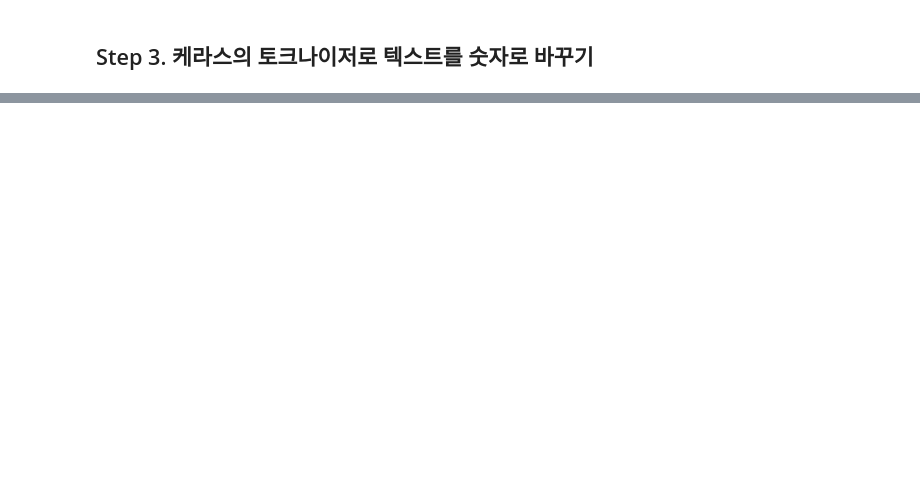
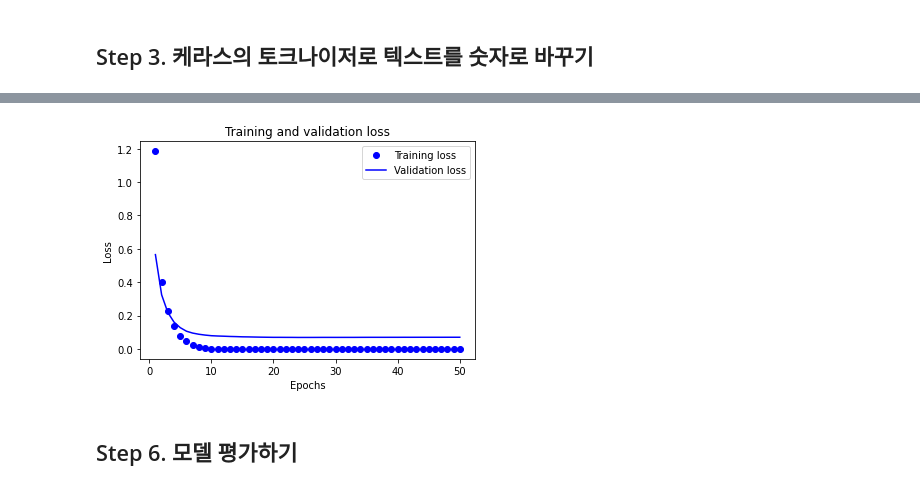
Before and after one commit to soy53/AIFFEL, a Jupyter notebook: Exploration/[E-10]translator.ipynb, the cells around one changed output, grey strips where cells are left out. Drawn from its saved outputs; the diff is of its cells as text; code cells hidden in the pictures; blank space fills up the shorter version.

```diff
--- a/Exploration/[E-10]translator.ipynb
+++ b/Exploration/[E-10]translator.ipynb
@@ -76,0 +191,19 @@ lines.sample(5)
+# %%
+from tensorflow.keras.layers import Input, Embedding, Masking
+
+encoder_inputs = Input(shape=(None,))
+# encoder embedding
+enc_emb = Embedding(eng_vocab_size, 256, input_length=max_eng_seq_len)(encoder_inputs)
+enc_masking = Masking(mask_value=0.0)(enc_emb)
+encoder_lstm = LSTM(units = 256, return_state = True)
+encoder_outputs, state_h, state_c = encoder_lstm(enc_masking)
+encoder_states = [state_h, state_c]
+# %%
+decoder_inputs = Input(shape=(None,))
+# decoder embedding
+dec_emb = Embedding(fra_vocab_size, 256)(decoder_inputs)
+dec_masking = Masking(mask_value=0.0)(dec_emb)
+decoder_lstm = LSTM(units = 256, return_sequences = True, return_state=True)
+decoder_outputs, _, _= decoder_lstm(dec_masking, initial_state = encoder_states)
+decoder_softmax_layer = Dense(fra_vocab_size, activation='softmax')
+decoder_outputs = decoder_softmax_layer(decoder_outputs)
@@ -76,0 +212,5 @@ lines.sample(5)
+# %%
+model = Model([encoder_inputs, decoder_inputs], decoder_outputs)
+model.compile(optimizer="adam", loss='sparse_categorical_crossentropy', metrics=['accuracy'])
+
+model.summary()
@@ -76,0 +235,4 @@ lines.sample(5)
+# %%
+history = model.fit(x=[encoder_input_train, decoder_input_train], y=decoder_target_train, \
+         validation_data = ([encoder_input_test, decoder_input_test], decoder_target_test),
+         batch_size=32, epochs=50)
@@ -76,0 +257,21 @@ lines.sample(5)
+# %%
+# 시각화
+import matplotlib.pyplot as plt
+
+loss = history.history['loss']
+val_loss = history.history['val_loss']
+
+epochs = range(1, len(loss) + 1)
+
+plt.plot(epochs, loss, 'bo', label='Training loss') # bo는 파란색 점
+plt.plot(epochs, val_loss, 'b', label='Validation loss') # b는 파란색 실선
+plt.title('Training and validation loss')
+plt.xlabel('Epochs')
+plt.ylabel('Loss')
+plt.legend()
+
+plt.show()
+# %% [output]
+[figure, added]
+# %% [markdown]
+## Step 6. 모델 평가하기
```
Also changed, not shown: parts of 33 cells of this notebook.
